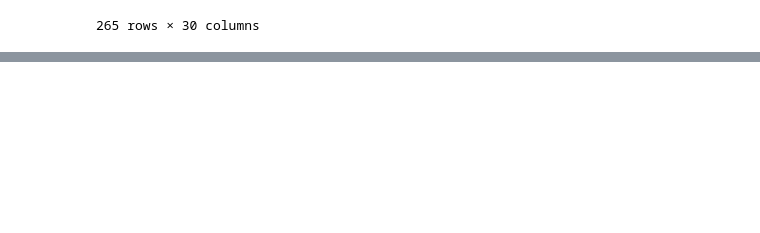
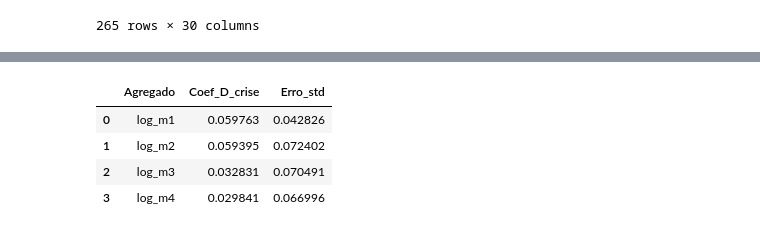
Before and after one commit to iagonmic/brazilian-monetary-aggregates-analysis, a Jupyter notebook: analysis.ipynb, the cells around one changed output, grey strips where cells are left out. Drawn from its saved outputs; the diff is of its cells as text; code cells hidden in the pictures; blank space fills up the shorter version.

```diff
--- a/analysis.ipynb
+++ b/analysis.ipynb
@@ -710,0 +833,8 @@ AttributeError: 'OLSResults' object has no attribute 'fit'
+# %%
+coef_crise
+# %% [output]
+|  | Agregado | Coef_D_crise | Erro_std |
+| 0 | log_m1 | 0.059763 | 0.042826 |
+| 1 | log_m2 | 0.059395 | 0.072402 |
+| 2 | log_m3 | 0.032831 | 0.070491 |
+| 3 | log_m4 | 0.029841 | 0.066996 |
```
Also changed, not shown: parts of 14 cells of this notebook, 4 other files.
